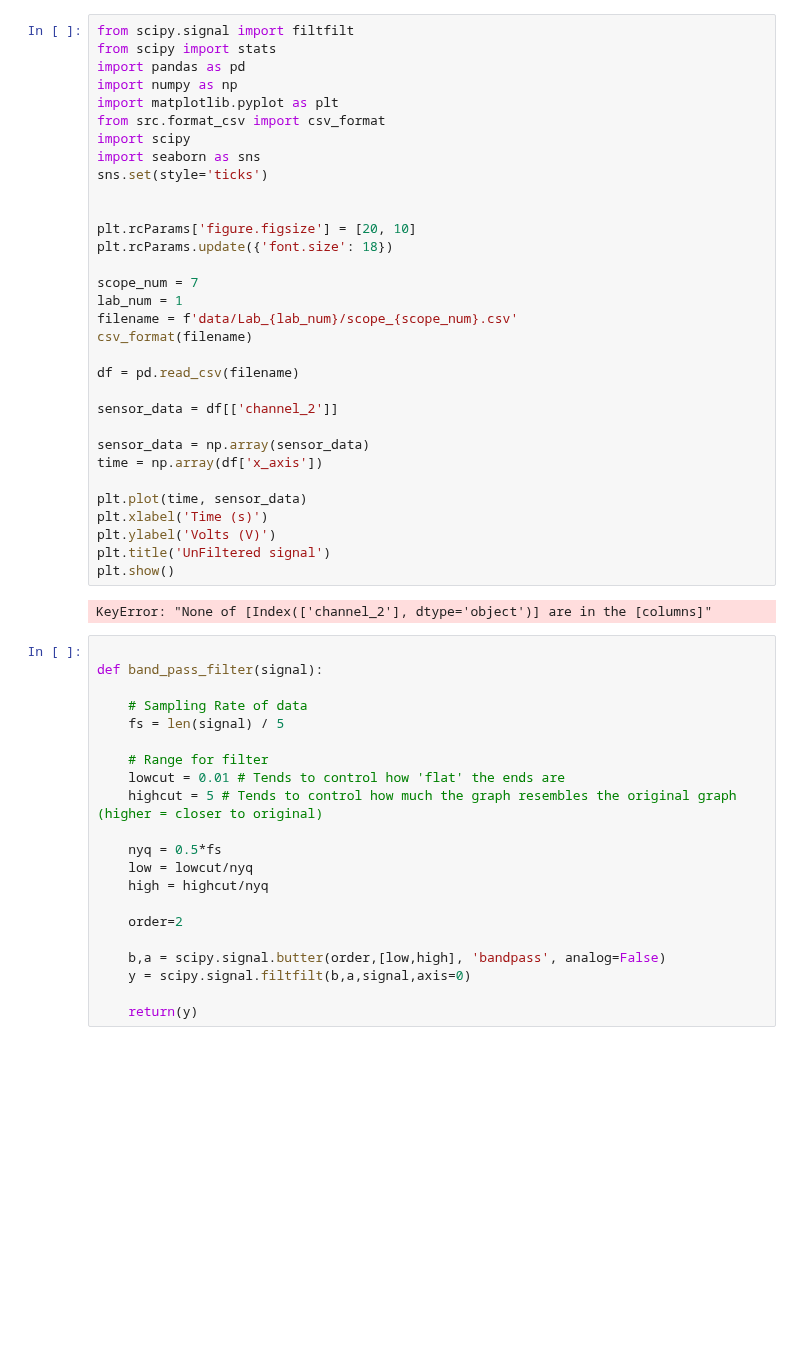
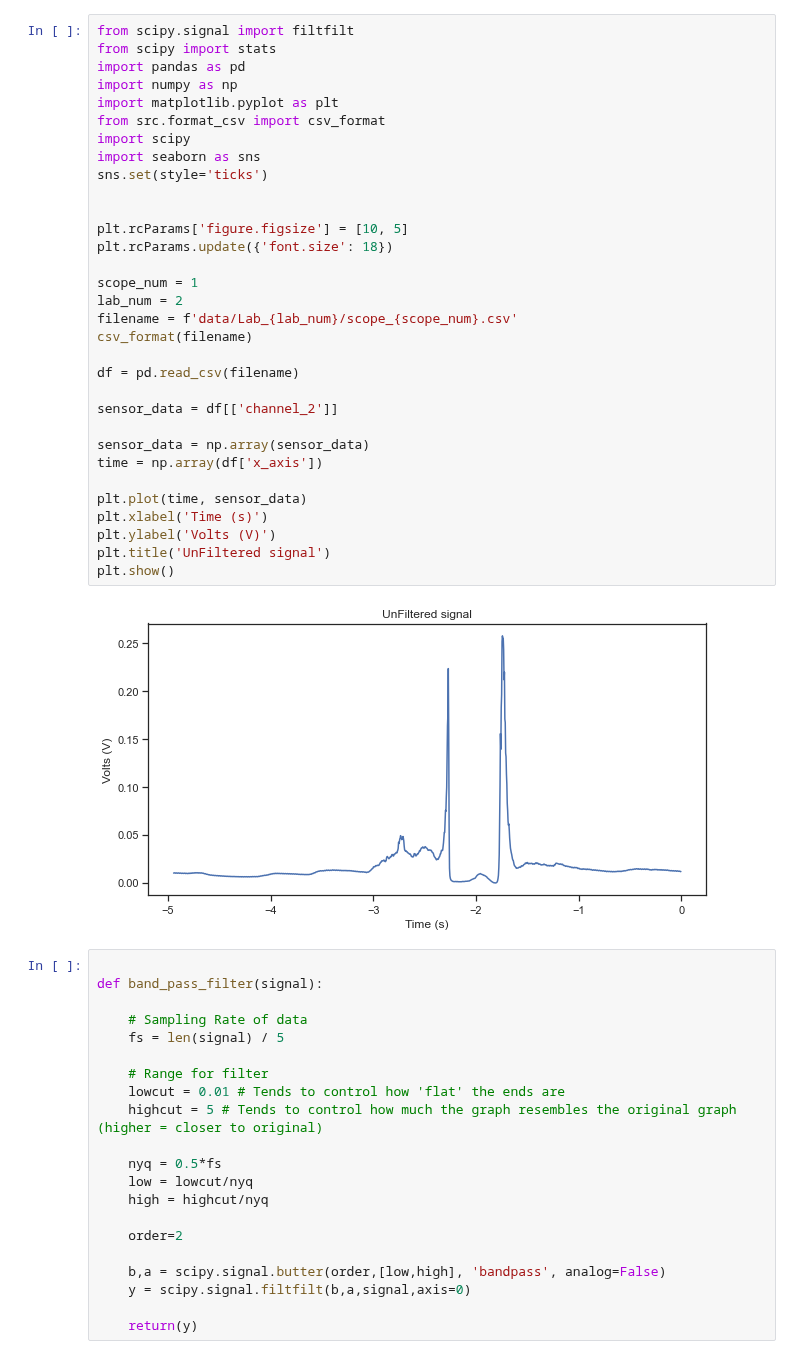
Before and after one commit to sutapa6/smart_wearable_tech, a Jupyter notebook: bandpass.ipynb, the cells around one changed output. Saved outputs shown, nothing was run; the diff lists cells and outputs as text; blank space fills up the shorter version.

```diff
--- a/bandpass.ipynb
+++ b/bandpass.ipynb
@@ -1,37 +1,37 @@
 # %%
 from scipy.signal import filtfilt
 from scipy import stats
 import pandas as pd
 import numpy as np
 import matplotlib.pyplot as plt
 from src.format_csv import csv_format
 import scipy
 import seaborn as sns
 sns.set(style='ticks')
 
 
-plt.rcParams['figure.figsize'] = [20, 10]
+plt.rcParams['figure.figsize'] = [10, 5]
 plt.rcParams.update({'font.size': 18})
 
-scope_num = 7
-lab_num = 1
+scope_num = 1
+lab_num = 2
 filename = f'data/Lab_{lab_num}/scope_{scope_num}.csv'
 csv_format(filename)
 
 df = pd.read_csv(filename)
 
 sensor_data = df[['channel_2']]
 
 sensor_data = np.array(sensor_data)
 time = np.array(df['x_axis'])
 
 plt.plot(time, sensor_data)
 plt.xlabel('Time (s)')
 plt.ylabel('Volts (V)')
 plt.title('UnFiltered signal')
 plt.show()
 # %% [output]
-KeyError: "None of [Index(['channel_2'], dtype='object')] are in the [columns]"
+[figure, added]
 # %%
 
 def band_pass_filter(signal):
```
Also changed, not shown: parts of 1 cell of this notebook.
